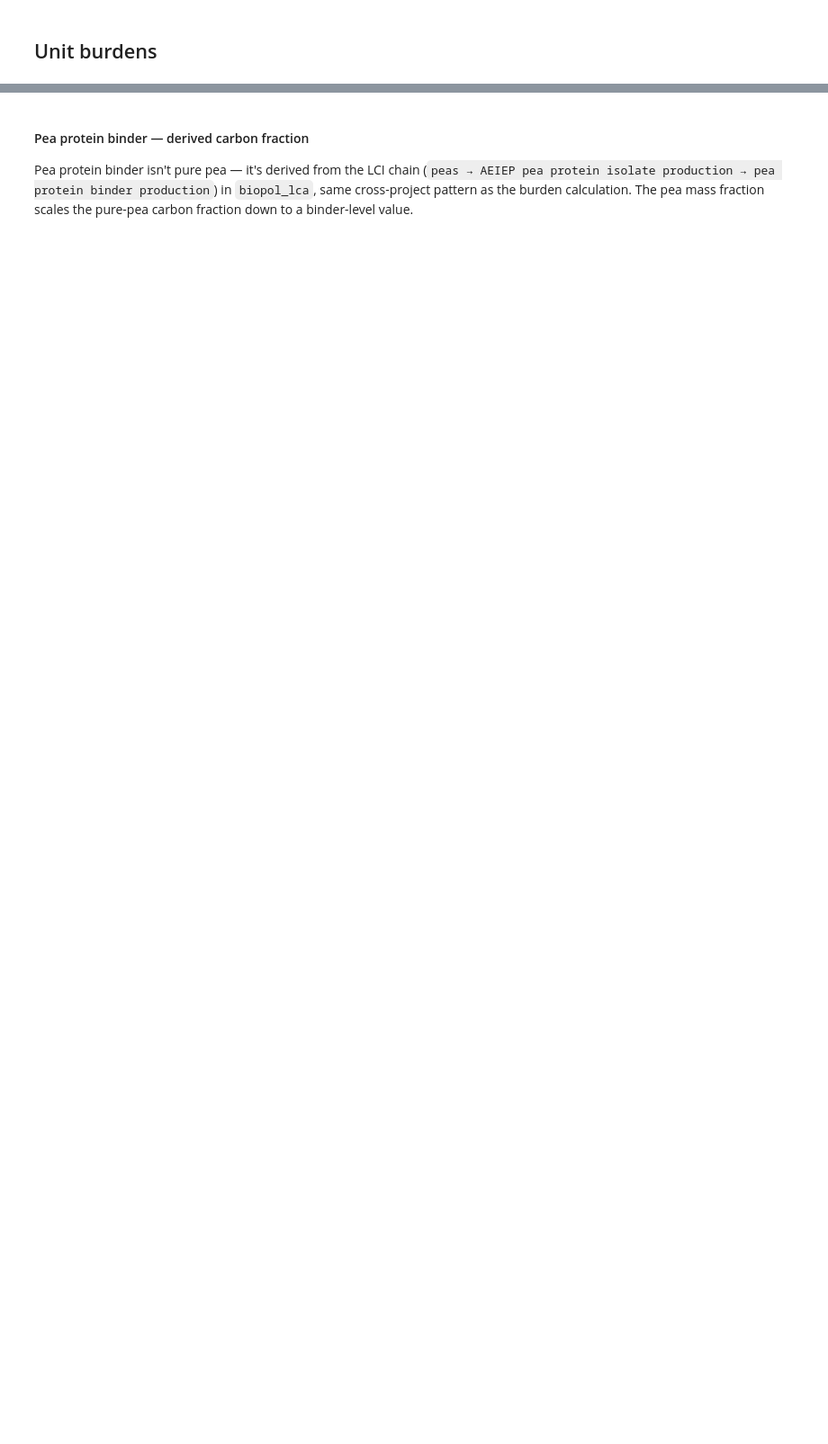
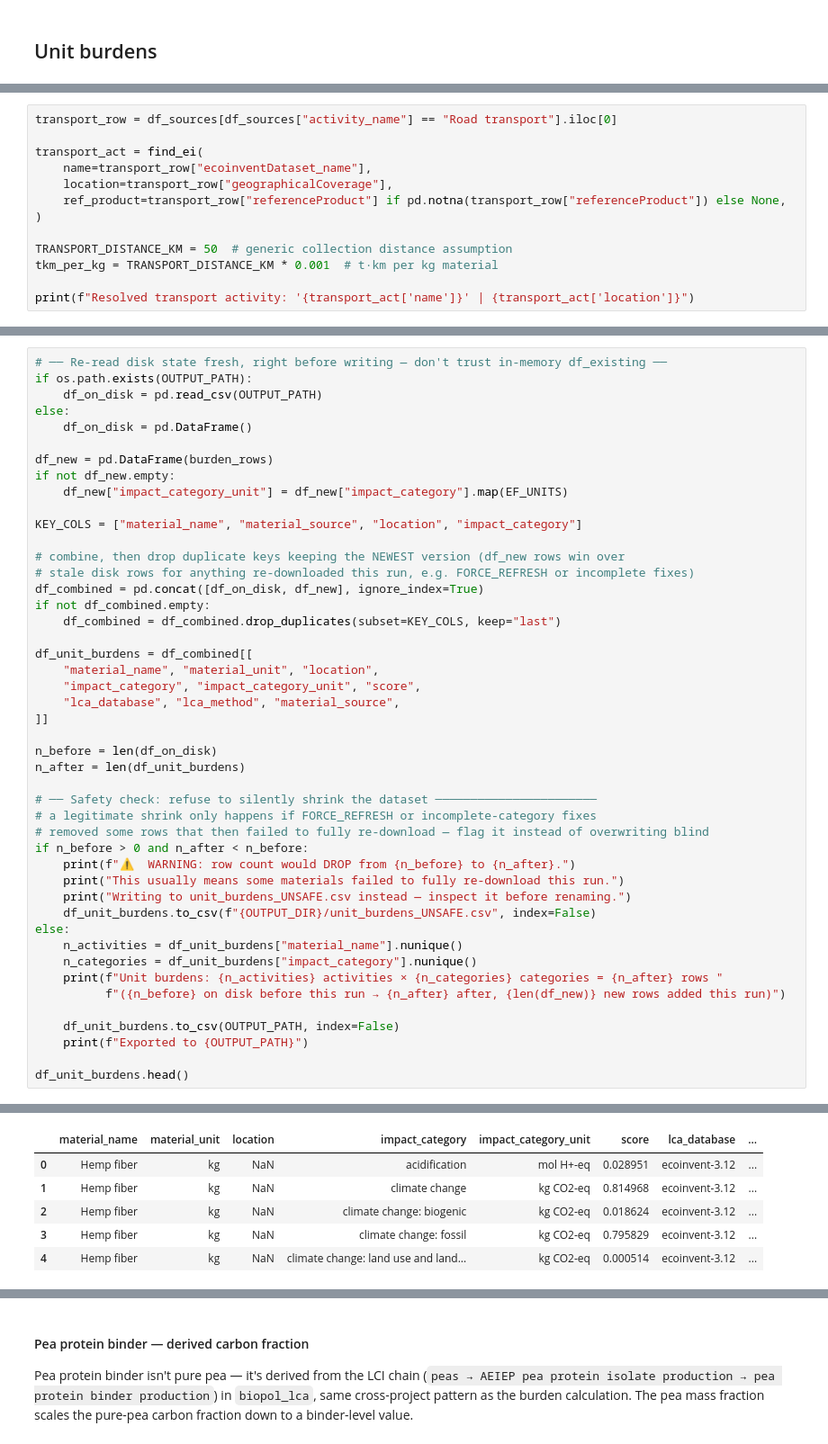
Before and after one commit to TanyaTsui/lca_circular_biobased, a Jupyter notebook: notebooks/260813_lcaModel/01_dataPrep.ipynb, the cells around one changed output, grey strips where cells are left out. Shown at 90% size. Saved outputs shown, nothing was run; the diff lists cells and outputs as text; blank space fills up the shorter version.

```diff
--- a/notebooks/260813_lcaModel/01_dataPrep.ipynb
+++ b/notebooks/260813_lcaModel/01_dataPrep.ipynb
@@ -534,0 +240,13 @@ Exported to ../../data/processed/unit_burdens.csv
+# %%
+transport_row = df_sources[df_sources["activity_name"] == "Road transport"].iloc[0]
+
+transport_act = find_ei(
+    name=transport_row["ecoinventDataset_name"],
+    location=transport_row["geographicalCoverage"],
+    ref_product=transport_row["referenceProduct"] if pd.notna(transport_row["referenceProduct"]) else None,
+)
+
+TRANSPORT_DISTANCE_KM = 50  # generic collection distance assumption
+tkm_per_kg = TRANSPORT_DISTANCE_KM * 0.001  # t·km per kg material
+
+print(f"Resolved transport activity: '{transport_act['name']}' | {transport_act['location']}")
@@ -534,0 +524,47 @@ Exported to ../../data/processed/unit_burdens.csv
+# %%
+# ── Re-read disk state fresh, right before writing — don't trust in-memory df_existing ──
+if os.path.exists(OUTPUT_PATH):
+    df_on_disk = pd.read_csv(OUTPUT_PATH)
+else:
+    df_on_disk = pd.DataFrame()
+
+df_new = pd.DataFrame(burden_rows)
+if not df_new.empty:
+    df_new["impact_category_unit"] = df_new["impact_category"].map(EF_UNITS)
+
+KEY_COLS = ["material_name", "material_source", "location", "impact_category"]
+
+# combine, then drop duplicate keys keeping the NEWEST version (df_new rows win over
+# stale disk rows for anything re-downloaded this run, e.g. FORCE_REFRESH or incomplete fixes)
+df_combined = pd.concat([df_on_disk, df_new], ignore_index=True)
+if not df_combined.empty:
+    df_combined = df_combined.drop_duplicates(subset=KEY_COLS, keep="last")
+
+df_unit_burdens = df_combined[[
+    "material_name", "material_unit", "location",
+    "impact_category", "impact_category_unit", "score",
+    "lca_database", "lca_method", "material_source",
+]]
+
+n_before = len(df_on_disk)
+n_after = len(df_unit_burdens)
+
+# ── Safety check: refuse to silently shrink the dataset ───────────────────────
+# a legitimate shrink only happens if FORCE_REFRESH or incomplete-category fixes
+# removed some rows that then failed to fully re-download — flag it instead of overwriting blind
+if n_before > 0 and n_after < n_before:
+    print(f"⚠️  WARNING: row count would DROP from {n_before} to {n_after}.")
+    print("This usually means some materials failed to fully re-download this run.")
+    print("Writing to unit_burdens_UNSAFE.csv instead — inspect it before renaming.")
+    df_unit_burdens.to_csv(f"{OUTPUT_DIR}/unit_burdens_UNSAFE.csv", index=False)
+else:
+    n_activities = df_unit_burdens["material_name"].nunique()
+    n_categories = df_unit_burdens["impact_category"].nunique()
+    print(f"Unit burdens: {n_activities} activities × {n_categories} categories = {n_after} rows "
+          f"({n_before} on disk before this run → {n_after} after, {len(df_new)} new rows added this run)")
+
+    df_unit_burdens.to_csv(OUTPUT_PATH, index=False)
+    print(f"Exported to {OUTPUT_PATH}")
+
+df_unit_burdens.head()
+# %% [output]
@@ -535 +573,7 @@ Exported to ../../data/processed/unit_burdens.csv
+|  | material_name | material_unit | location | impact_category | impact_category_unit | score | lca_database | ... |
+| 0 | Hemp fiber | kg | NaN | acidification | mol H+-eq | 0.028951 | ecoinvent-3.12 | ... |
+| 1 | Hemp fiber | kg | NaN | climate change | kg CO2-eq | 0.814968 | ecoinvent-3.12 | ... |
+| 2 | Hemp fiber | kg | NaN | climate change: biogenic | kg CO2-eq | 0.018624 | ecoinvent-3.12 | ... |
+| 3 | Hemp fiber | kg | NaN | climate change: fossil | kg CO2-eq | 0.795829 | ecoinvent-3.12 | ... |
+| 4 | Hemp fiber | kg | NaN | climate change: land use and land... | kg CO2-eq | 0.000514 | ecoinvent-3.12 | ... |
 # %% [markdown]
```
Also changed, not shown: parts of 39 cells of this notebook, 2 other files.
